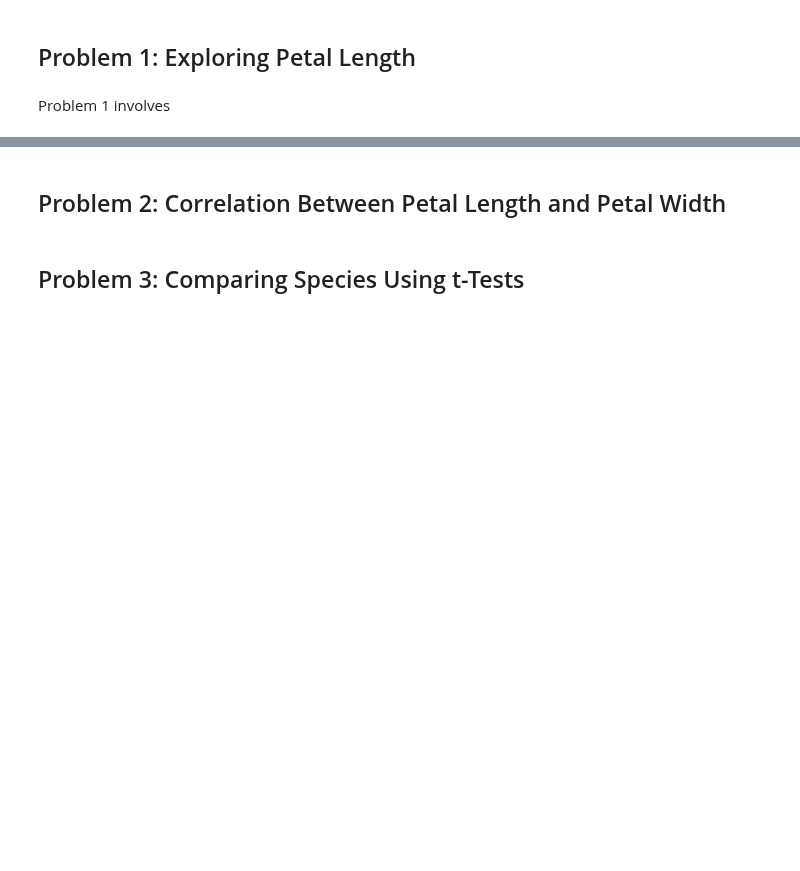
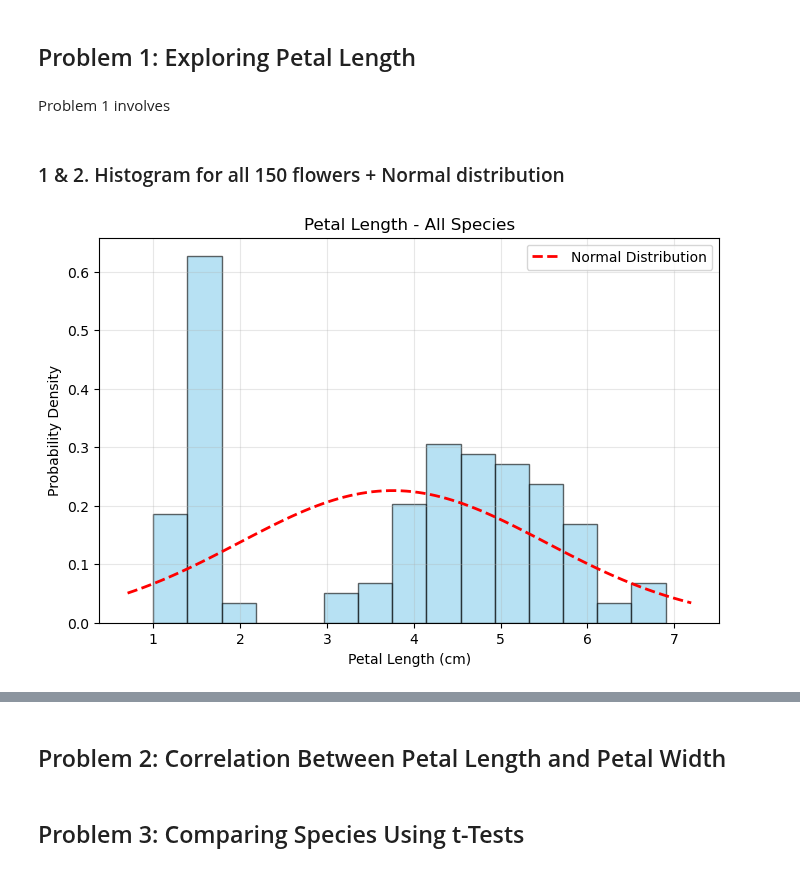
Before and after one commit to JoannaMnich/Applied-statistics, a Jupyter notebook: problems.ipynb, the cells around one changed output, grey strips where cells are left out. Saved outputs shown, nothing was run; the diff lists cells and outputs as text; code cells hidden in the pictures; blank space fills up the shorter version.

```diff
--- a/problems.ipynb
+++ b/problems.ipynb
@@ -7,3 +11,35 @@ import numpy as np
 ## Problem 1: Exploring Petal Length
 # %% [markdown]
 Problem 1 involves
+# %%
+# Load the Iris dataset
+df = sns.load_dataset('iris')
+# %%
+# Define a function for the normal distribution curve
+def normal_curve(x, mean, std):
+    return (1 / (std * np.sqrt(2 * np.pi))) * np.exp(-0.5 * ((x - mean) / std) ** 2)
+# %% [markdown]
+### 1 & 2. Histogram for all 150 flowers + Normal distribution
+# %%
+
+overall_mean = df['petal_length'].mean()
+overall_std = df['petal_length'].std()
+
+plt.figure(figsize=(8, 5))
+count, bins, ignored = plt.hist(
+    df['petal_length'], bins=15, density=True, alpha=0.6, color='skyblue', edgecolor='black'
+)
+
+xmin, xmax = plt.xlim()
+x = np.linspace(xmin, xmax, 100)
+y = normal_curve(x, overall_mean, overall_std)
+plt.plot(x, y, 'r--', linewidth=2, label='Normal Distribution')
+
+plt.title('Petal Length - All Species')
+plt.xlabel('Petal Length (cm)')
+plt.ylabel('Probability Density')
+plt.legend()
+plt.grid(True, alpha=0.3)
+plt.show()
+# %% [output]
+[figure, added]
```
Also changed, not shown: parts of 9 cells of this notebook.
